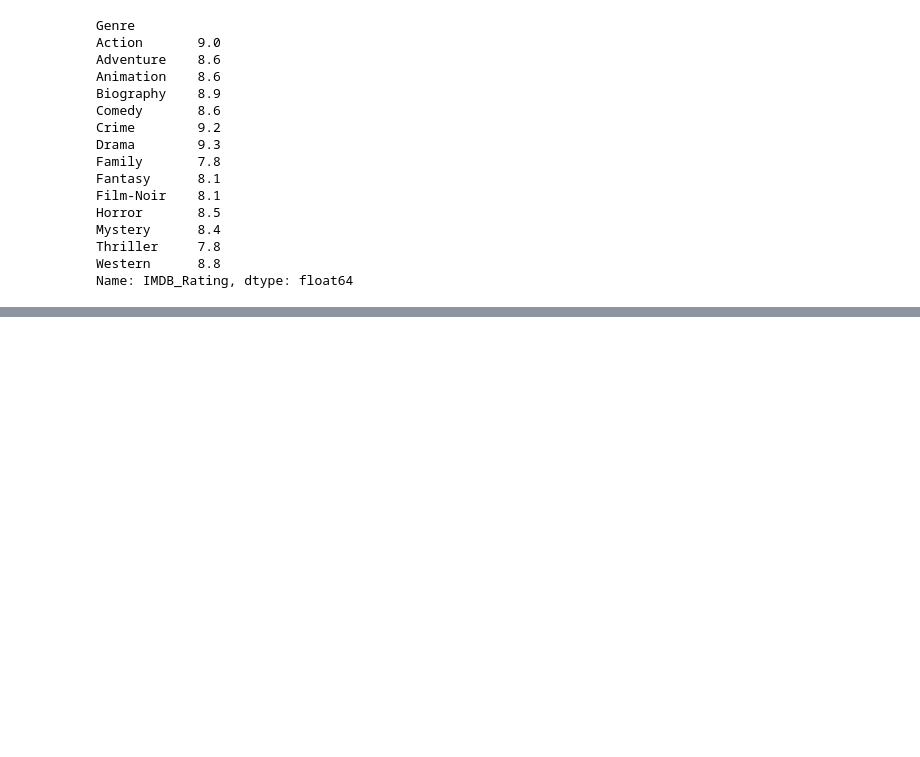
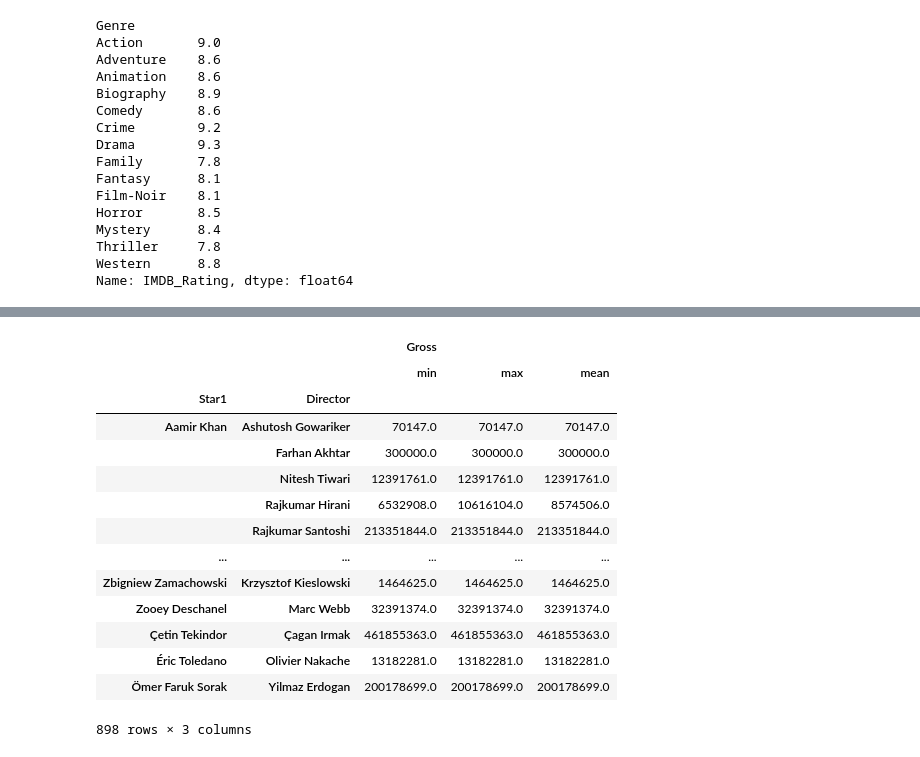
Before and after one commit to AMMARKHALID2004/Pandas, a Jupyter notebook: Pandas Session 4 (GroupBy).ipynb, the cells around one changed output, grey strips where cells are left out. Cells and saved outputs as stored; diff of their text form; code cells hidden in the pictures; blank space fills up the shorter version.

```diff
--- a/Pandas Session 4 (GroupBy).ipynb
+++ b/Pandas Session 4 (GroupBy).ipynb
@@ -403,0 +464,5 @@ Name: IMDB_Rating, dtype: float64
+# %%
+duo=movies.groupby(['Star1','Director'])
+duo.get_group(('Aamir Khan', 'Nitesh Tiwari'))
+print(duo.size())
+duo.get_group(('Christian Bale','Christopher Nolan'))
@@ -403,0 +531,19 @@ Name: IMDB_Rating, dtype: float64
+# %%
+# agg on multiple groupby
+duo.agg({"Gross":["min",'max','mean']})
+# %% [output]
+|  |  | Gross |  |  |
+|  |  | min | max | mean |
+| Star1 | Director |  |  |  |
+| Aamir Khan | Ashutosh Gowariker | 70147.0 | 70147.0 | 70147.0 |
+|  | Farhan Akhtar | 300000.0 | 300000.0 | 300000.0 |
+|  | Nitesh Tiwari | 12391761.0 | 12391761.0 | 12391761.0 |
+|  | Rajkumar Hirani | 6532908.0 | 10616104.0 | 8574506.0 |
+|  | Rajkumar Santoshi | 213351844.0 | 213351844.0 | 213351844.0 |
+| ... | ... | ... | ... | ... |
+| Zbigniew Zamachowski | Krzysztof Kieslowski | 1464625.0 | 1464625.0 | 1464625.0 |
+| Zooey Deschanel | Marc Webb | 32391374.0 | 32391374.0 | 32391374.0 |
+| Çetin Tekindor | Çagan Irmak | 461855363.0 | 461855363.0 | 461855363.0 |
+| Éric Toledano | Olivier Nakache | 13182281.0 | 13182281.0 | 13182281.0 |
+| Ömer Faruk Sorak | Yilmaz Erdogan | 200178699.0 | 200178699.0 | 200178699.0 |
+898 rows × 3 columns
```
Also changed, not shown: parts of 19 cells of this notebook, 6 other files.
